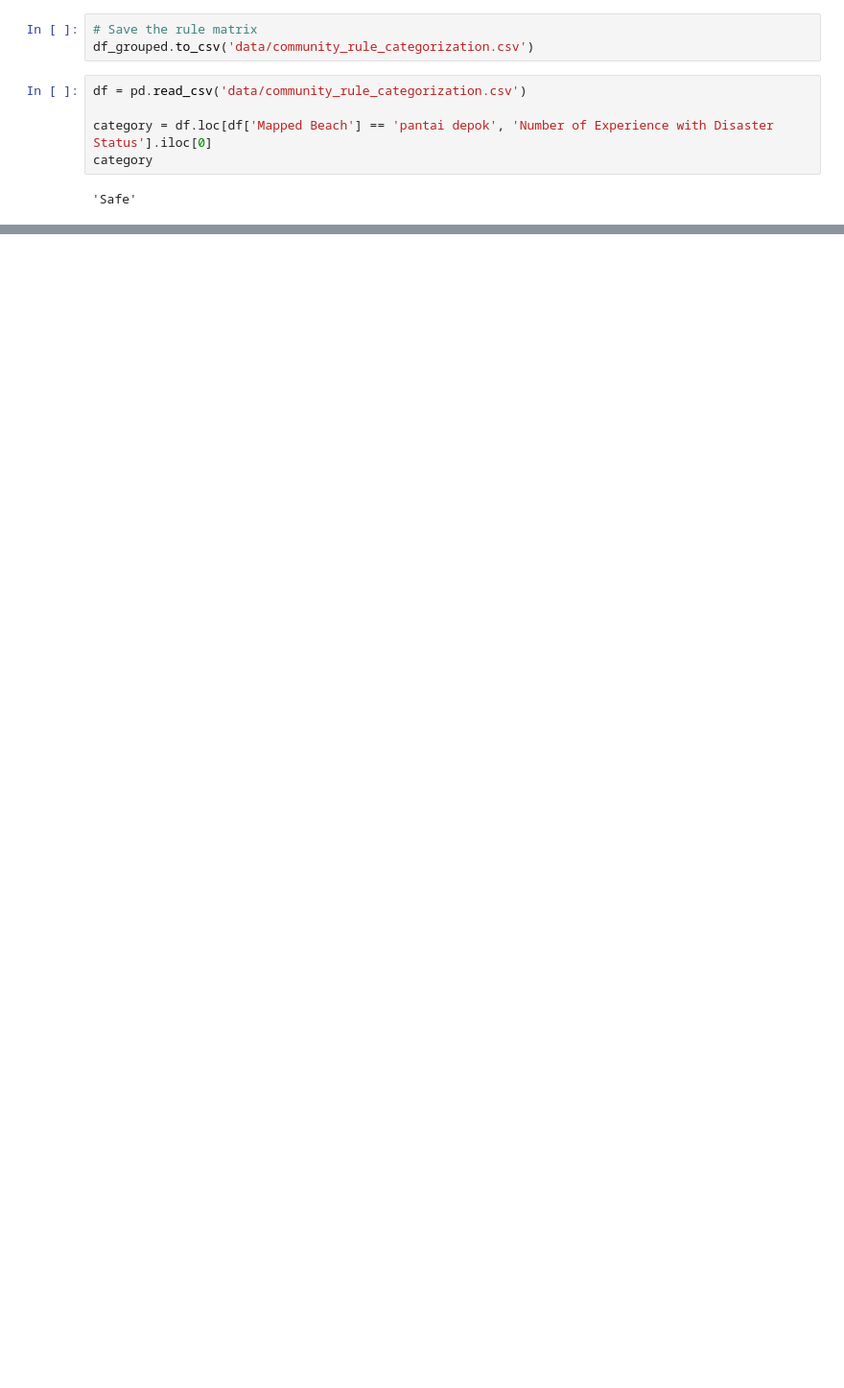
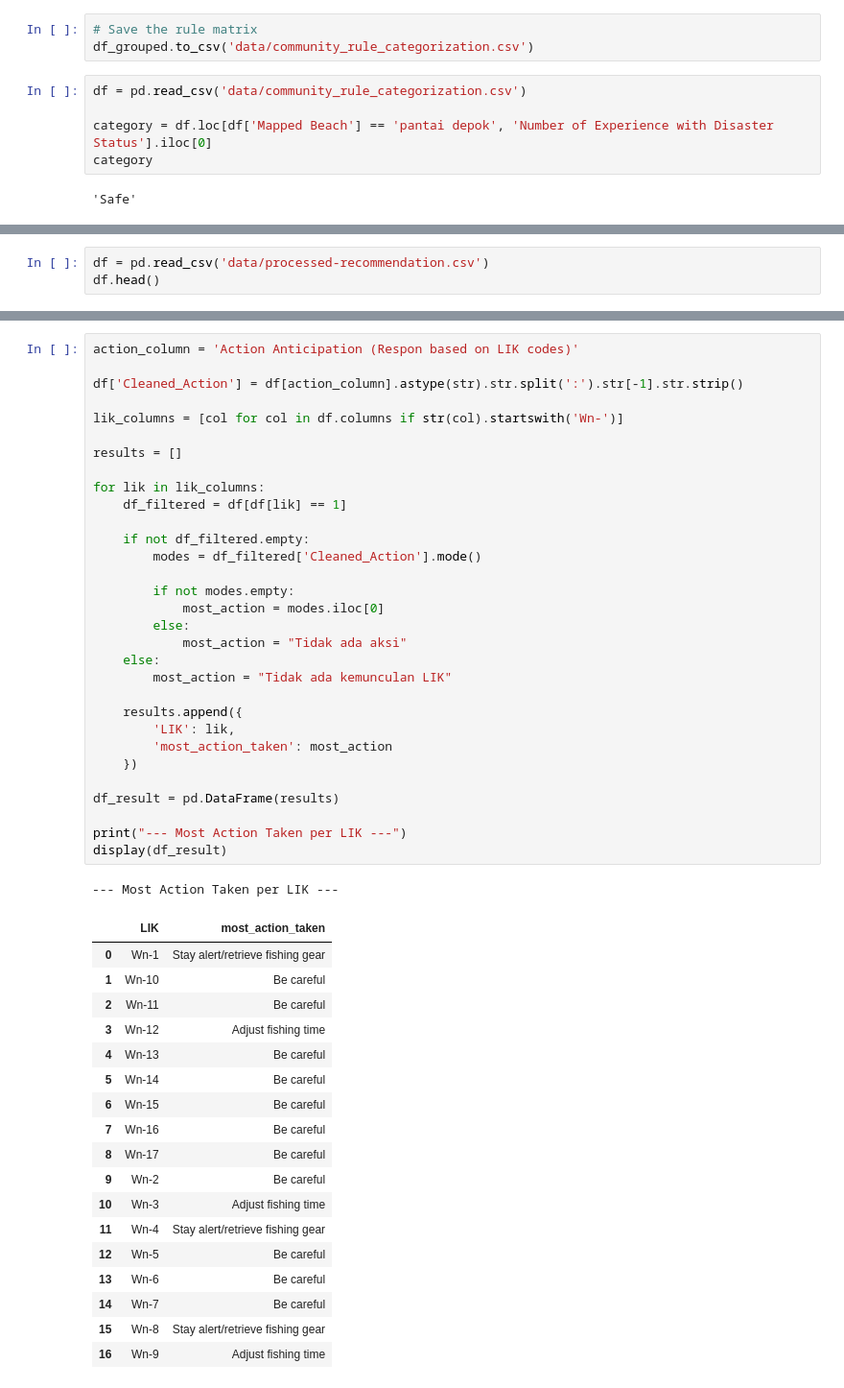
Before and after one commit to itsqal/LIK-disaster-risk-modeling, a Jupyter notebook: Community-analysis.ipynb, the cells around one changed output, grey strips where cells are left out. Shown at 96% size. Cells and saved outputs as stored; diff of their text form; blank space fills up the shorter version.

```diff
--- a/Community-analysis.ipynb
+++ b/Community-analysis.ipynb
@@ -176,0 +181,3 @@ category
+# %%
+df = pd.read_csv('data/processed-recommendation.csv')
+df.head()
@@ -176,0 +192,51 @@ category
+# %%
+action_column = 'Action Anticipation (Respon based on LIK codes)'
+
+df['Cleaned_Action'] = df[action_column].astype(str).str.split(':').str[-1].str.strip()
+
+lik_columns = [col for col in df.columns if str(col).startswith('Wn-')]
+
+results = []
+
+for lik in lik_columns:
+    df_filtered = df[df[lik] == 1]
+
+    if not df_filtered.empty:
+        modes = df_filtered['Cleaned_Action'].mode()
+
+        if not modes.empty:
+            most_action = modes.iloc[0]
+        else:
+            most_action = "Tidak ada aksi"
+    else:
+        most_action = "Tidak ada kemunculan LIK"
+
+    results.append({
+        'LIK': lik,
+        'most_action_taken': most_action
+    })
+
+df_result = pd.DataFrame(results)
+
+print("--- Most Action Taken per LIK ---")
+display(df_result)
+# %% [output]
+--- Most Action Taken per LIK ---
+|  | LIK | most_action_taken |
+| 0 | Wn-1 | Stay alert/retrieve fishing gear |
+| 1 | Wn-10 | Be careful |
+| 2 | Wn-11 | Be careful |
+| 3 | Wn-12 | Adjust fishing time |
+| 4 | Wn-13 | Be careful |
+| 5 | Wn-14 | Be careful |
+| 6 | Wn-15 | Be careful |
+| 7 | Wn-16 | Be careful |
+| 8 | Wn-17 | Be careful |
+| 9 | Wn-2 | Be careful |
+| 10 | Wn-3 | Adjust fishing time |
+| 11 | Wn-4 | Stay alert/retrieve fishing gear |
+| 12 | Wn-5 | Be careful |
+| 13 | Wn-6 | Be careful |
+| 14 | Wn-7 | Be careful |
+| 15 | Wn-8 | Stay alert/retrieve fishing gear |
+| 16 | Wn-9 | Adjust fishing time |
```
Also changed, not shown: parts of 5 cells of this notebook, 8 other files.
